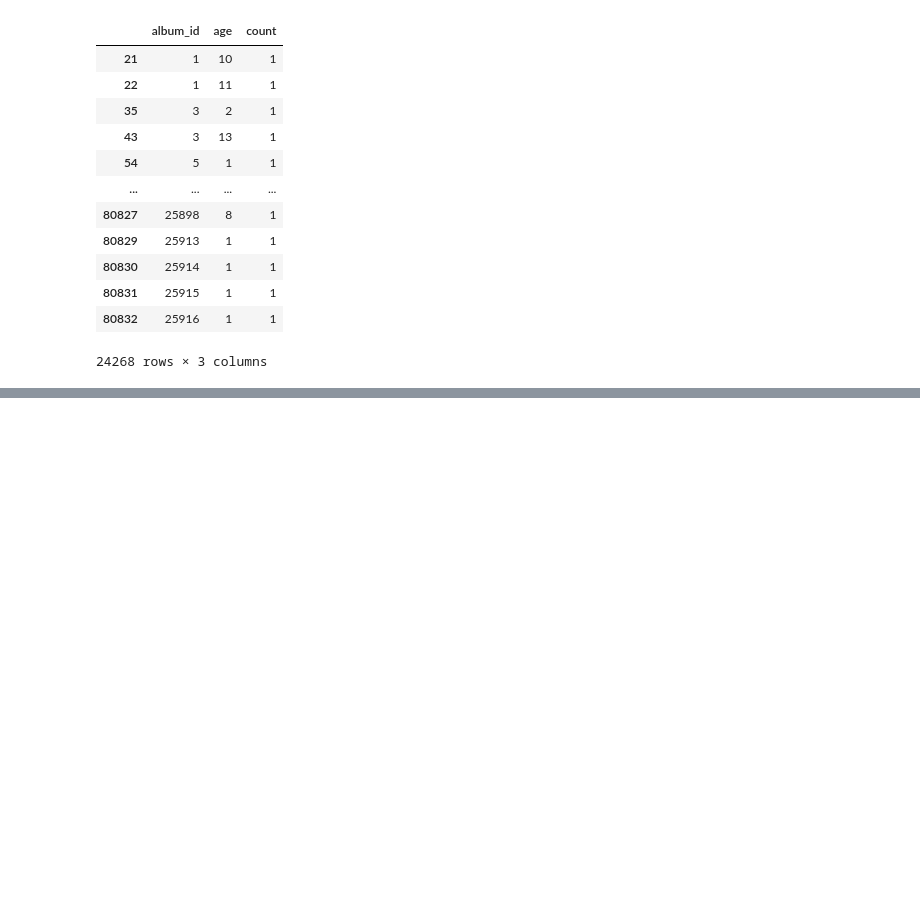
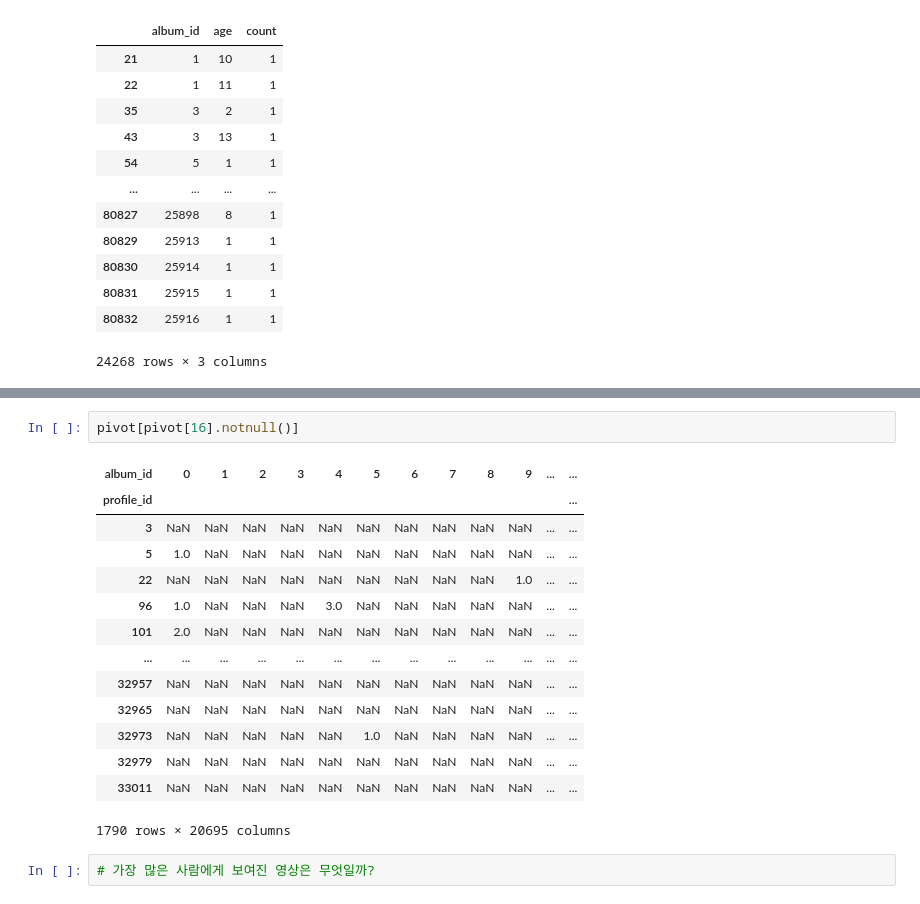
Before and after one commit to y001003/2022-AI-Ground, a Jupyter notebook: notebook/EDA/EDA_Age.ipynb, the cells around one changed output, grey strips where cells are left out. Drawn from its saved outputs; the diff is of its cells as text; blank space fills up the shorter version.

```diff
--- a/notebook/EDA/EDA_Age.ipynb
+++ b/notebook/EDA/EDA_Age.ipynb
@@ -158,0 +197,19 @@ KeyboardInterrupt:
+# %%
+pivot[pivot[16].notnull()]
+# %% [output]
+| album_id | 0 | 1 | 2 | 3 | 4 | 5 | 6 | 7 | 8 | 9 | ... | ... |
+| profile_id |  |  |  |  |  |  |  |  |  |  |  | ... |
+| 3 | NaN | NaN | NaN | NaN | NaN | NaN | NaN | NaN | NaN | NaN | ... | ... |
+| 5 | 1.0 | NaN | NaN | NaN | NaN | NaN | NaN | NaN | NaN | NaN | ... | ... |
+| 22 | NaN | NaN | NaN | NaN | NaN | NaN | NaN | NaN | NaN | 1.0 | ... | ... |
+| 96 | 1.0 | NaN | NaN | NaN | 3.0 | NaN | NaN | NaN | NaN | NaN | ... | ... |
+| 101 | 2.0 | NaN | NaN | NaN | NaN | NaN | NaN | NaN | NaN | NaN | ... | ... |
+| ... | ... | ... | ... | ... | ... | ... | ... | ... | ... | ... | ... | ... |
+| 32957 | NaN | NaN | NaN | NaN | NaN | NaN | NaN | NaN | NaN | NaN | ... | ... |
+| 32965 | NaN | NaN | NaN | NaN | NaN | NaN | NaN | NaN | NaN | NaN | ... | ... |
+| 32973 | NaN | NaN | NaN | NaN | NaN | 1.0 | NaN | NaN | NaN | NaN | ... | ... |
+| 32979 | NaN | NaN | NaN | NaN | NaN | NaN | NaN | NaN | NaN | NaN | ... | ... |
+| 33011 | NaN | NaN | NaN | NaN | NaN | NaN | NaN | NaN | NaN | NaN | ... | ... |
+1790 rows × 20695 columns
+# %%
+# 가장 많은 사람에게 보여진 영상은 무엇일까?
```
Also changed, not shown: parts of 13 cells of this notebook, 1 other file.
